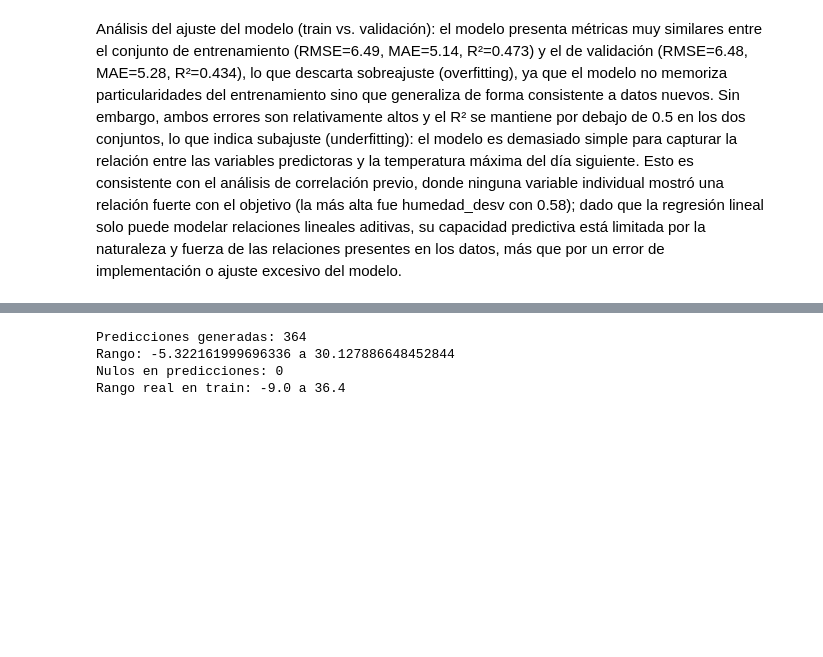
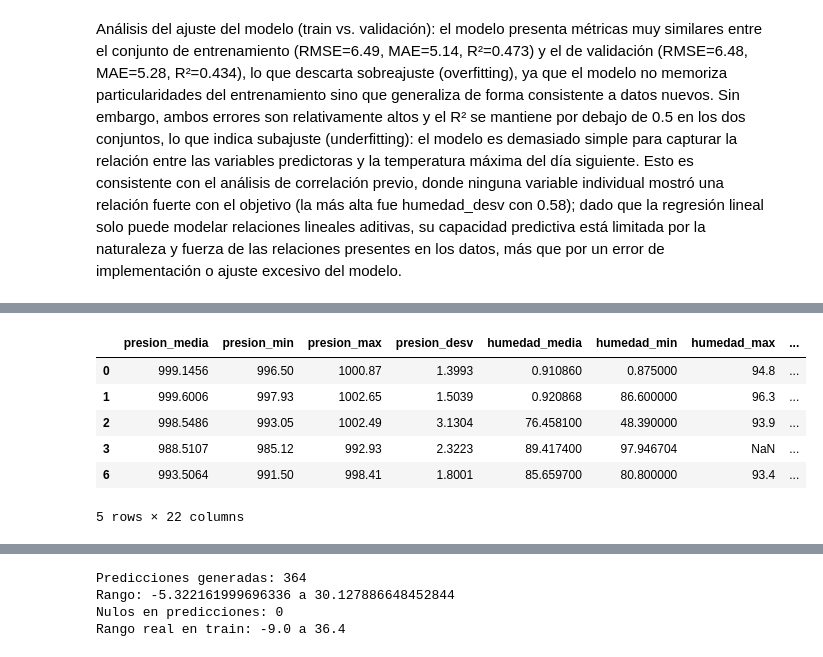
Before and after one commit to ajuradouniandes/Laboratorio_1_ML, a Jupyter notebook: Lab.ipynb, the cells around one changed output, grey strips where cells are left out. Cells and saved outputs as stored; diff of their text form; code cells hidden in the pictures; blank space fills up the shorter version.

```diff
--- a/Lab.ipynb
+++ b/Lab.ipynb
@@ -416,0 +486,11 @@ Análisis del ajuste del modelo (train vs. validación): el modelo presenta mét
+# %%
+df2 = df_backup.copy()
+df2.head()
+# %% [output]
+|  | presion_media | presion_min | presion_max | presion_desv | humedad_media | humedad_min | humedad_max | ... |
+| 0 | 999.1456 | 996.50 | 1000.87 | 1.3993 | 0.910860 | 0.875000 | 94.8 | ... |
+| 1 | 999.6006 | 997.93 | 1002.65 | 1.5039 | 0.920868 | 86.600000 | 96.3 | ... |
+| 2 | 998.5486 | 993.05 | 1002.49 | 3.1304 | 76.458100 | 48.390000 | 93.9 | ... |
+| 3 | 988.5107 | 985.12 | 992.93 | 2.3223 | 89.417400 | 97.946704 | NaN | ... |
+| 6 | 993.5064 | 991.50 | 998.41 | 1.8001 | 85.659700 | 80.800000 | 93.4 | ... |
+5 rows × 22 columns
```
Also changed, not shown: parts of 12 cells of this notebook.
